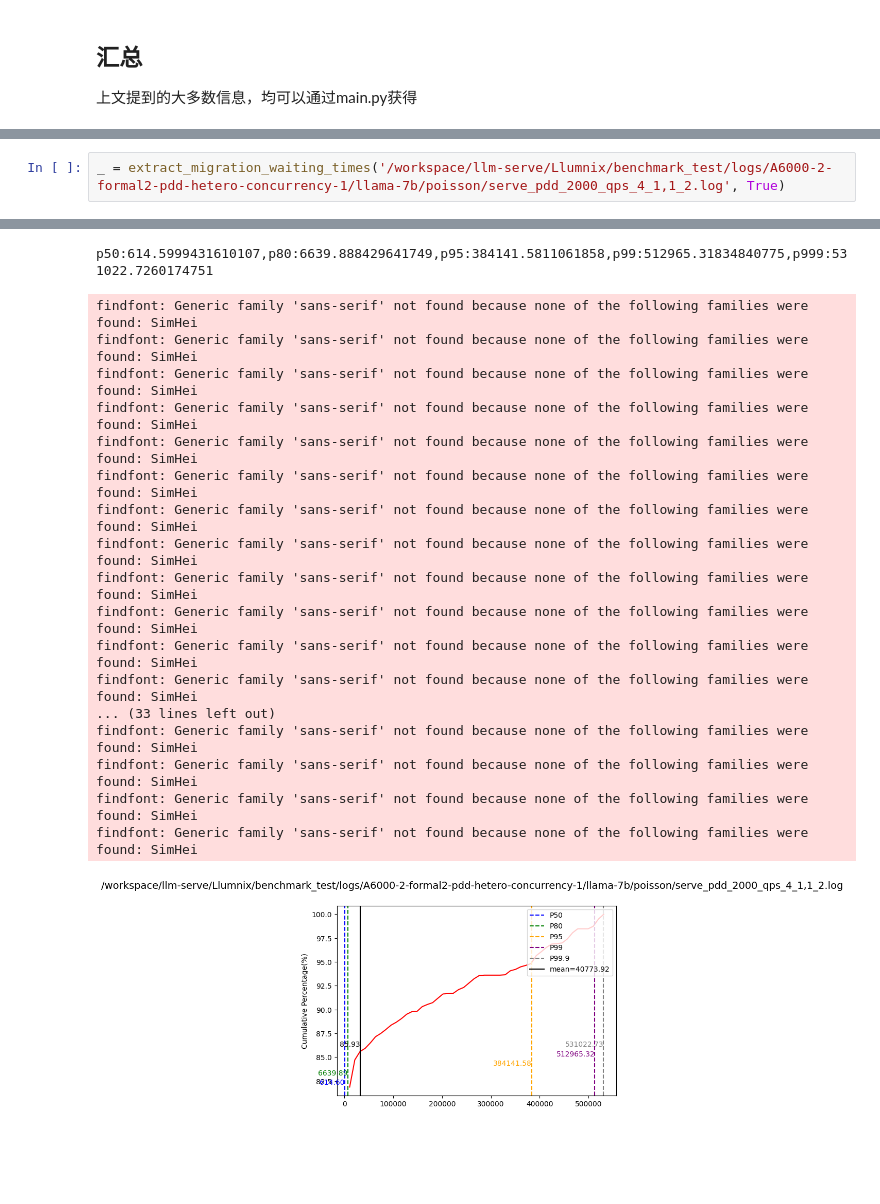
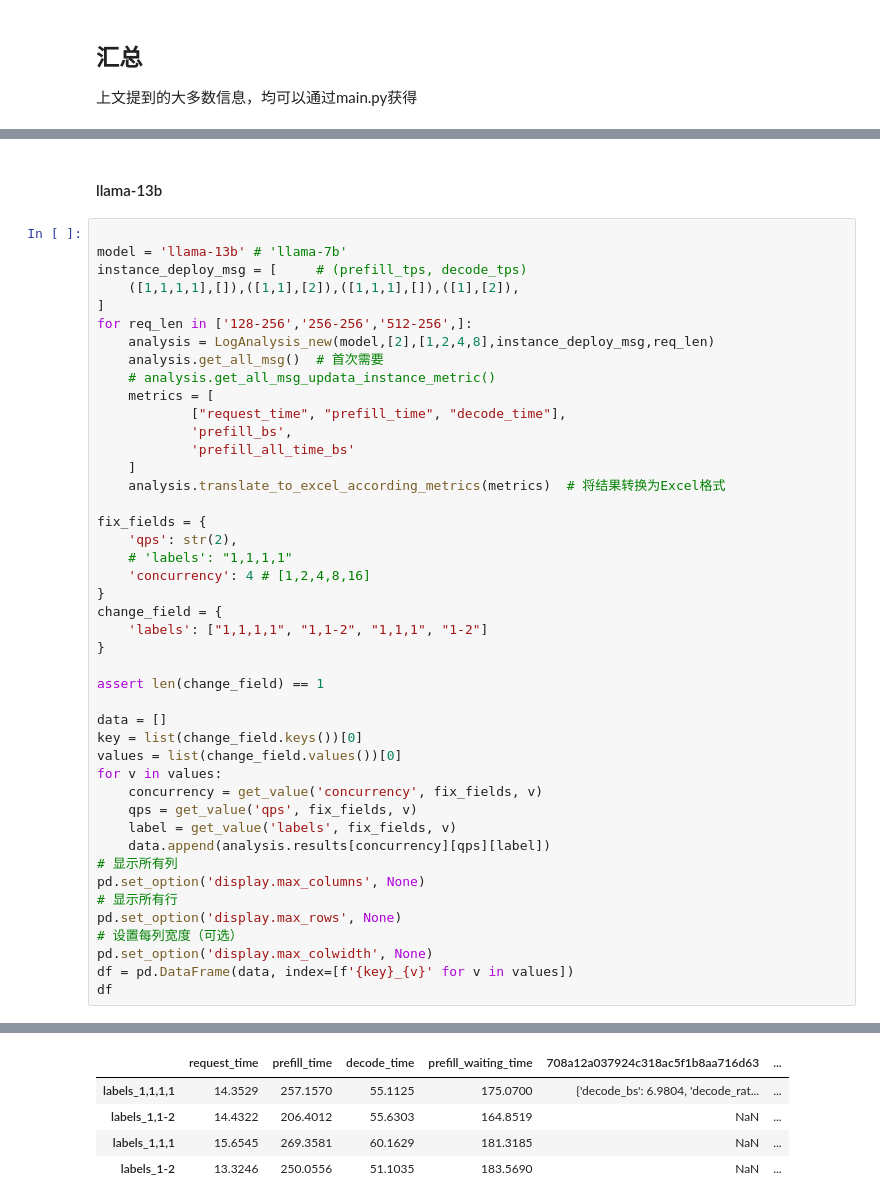
Before and after one commit to Lai-JX/Llumnix, a Jupyter notebook: benchmark_test/analysis/get_instance_info.ipynb, the cells around one changed output, grey strips where cells are left out. Drawn from its saved outputs; the diff is of its cells as text; blank space fills up the shorter version.

```diff
--- a/benchmark_test/analysis/get_instance_info.ipynb
+++ b/benchmark_test/analysis/get_instance_info.ipynb
@@ -867,3 +841,47 @@ with pd.ExcelWriter(output_path) as writer:
+# %% [markdown]
+#### llama-13b
 # %%
-_ = extract_migration_waiting_times('/workspace/llm-serve/Llumnix/benchmark_test/logs/A6000-2-formal2-pdd-hetero-concurrency-1/llama-7b/poisson/serve_pdd_2000_qps_4_1,1_2.log', True)
+
+model = 'llama-13b' # 'llama-7b'
+instance_deploy_msg = [     # (prefill_tps, decode_tps)
+    ([1,1,1,1],[]),([1,1],[2]),([1,1,1],[]),([1],[2]),
+]
+for req_len in ['128-256','256-256','512-256',]:
+    analysis = LogAnalysis_new(model,[2],[1,2,4,8],instance_deploy_msg,req_len)
+    analysis.get_all_msg()  # 首次需要
+    # analysis.get_all_msg_updata_instance_metric()
+    metrics = [
+            ["request_time", "prefill_time", "decode_time"],
+            'prefill_bs',
+            'prefill_all_time_bs'
+    ]
+    analysis.translate_to_excel_according_metrics(metrics)  # 将结果转换为Excel格式
+
+fix_fields = {
+    'qps': str(2),
+    # 'labels': "1,1,1,1"
+    'concurrency': 4 # [1,2,4,8,16]
+}
+change_field = {
+    'labels': ["1,1,1,1", "1,1-2", "1,1,1", "1-2"]
+}
+
+assert len(change_field) == 1
+
+data = []
+key = list(change_field.keys())[0]
+values = list(change_field.values())[0]
+for v in values:
+    concurrency = get_value('concurrency', fix_fields, v)
+    qps = get_value('qps', fix_fields, v)
+    label = get_value('labels', fix_fields, v)
+    data.append(analysis.results[concurrency][qps][label])
+# 显示所有列
+pd.set_option('display.max_columns', None)
+# 显示所有行
+pd.set_option('display.max_rows', None)
+# 设置每列宽度（可选）
+pd.set_option('display.max_colwidth', None)
+df = pd.DataFrame(data, index=[f'{key}_{v}' for v in values])
+df
 # %% [output]
@@ -887,19 +897,5 @@ findfont: Generic family 'sans-serif' not found because none of the following fa
-p50:614.5999431610107,p80:6639.888429641749,p95:384141.5811061858,p99:512965.31834840775,p999:531022.7260174751
-findfont: Generic family 'sans-serif' not found because none of the following families were found: SimHei
-findfont: Generic family 'sans-serif' not found because none of the following families were found: SimHei
-findfont: Generic family 'sans-serif' not found because none of the following families were found: SimHei
-findfont: Generic family 'sans-serif' not found because none of the following families were found: SimHei
-findfont: Generic family 'sans-serif' not found because none of the following families were found: SimHei
-findfont: Generic family 'sans-serif' not found because none of the following families were found: SimHei
-findfont: Generic family 'sans-serif' not found because none of the following families were found: SimHei
-findfont: Generic family 'sans-serif' not found because none of the following families were found: SimHei
-findfont: Generic family 'sans-serif' not found because none of the following families were found: SimHei
-findfont: Generic family 'sans-serif' not found because none of the following families were found: SimHei
-findfont: Generic family 'sans-serif' not found because none of the following families were found: SimHei
-findfont: Generic family 'sans-serif' not found because none of the following families were found: SimHei
-... (33 lines left out)
-findfont: Generic family 'sans-serif' not found because none of the following families were found: SimHei
-findfont: Generic family 'sans-serif' not found because none of the following families were found: SimHei
-findfont: Generic family 'sans-serif' not found because none of the following families were found: SimHei
-findfont: Generic family 'sans-serif' not found because none of the following families were found: SimHei
-[figure, removed]
+|  | request_time | prefill_time | decode_time | prefill_waiting_time | 708a12a037924c318ac5f1b8aa716d63 | ... |
+| labels_1,1,1,1 | 14.3529 | 257.1570 | 55.1125 | 175.0700 | {'decode_bs': 6.9804, 'decode_rat... | ... |
+| labels_1,1-2 | 14.4322 | 206.4012 | 55.6303 | 164.8519 | NaN | ... |
+| labels_1,1,1 | 15.6545 | 269.3581 | 60.1629 | 181.3185 | NaN | ... |
+| labels_1-2 | 13.3246 | 250.0556 | 51.1035 | 183.5690 | NaN | ... |
```
Also changed, not shown: parts of 16 cells of this notebook, 11 other files.
